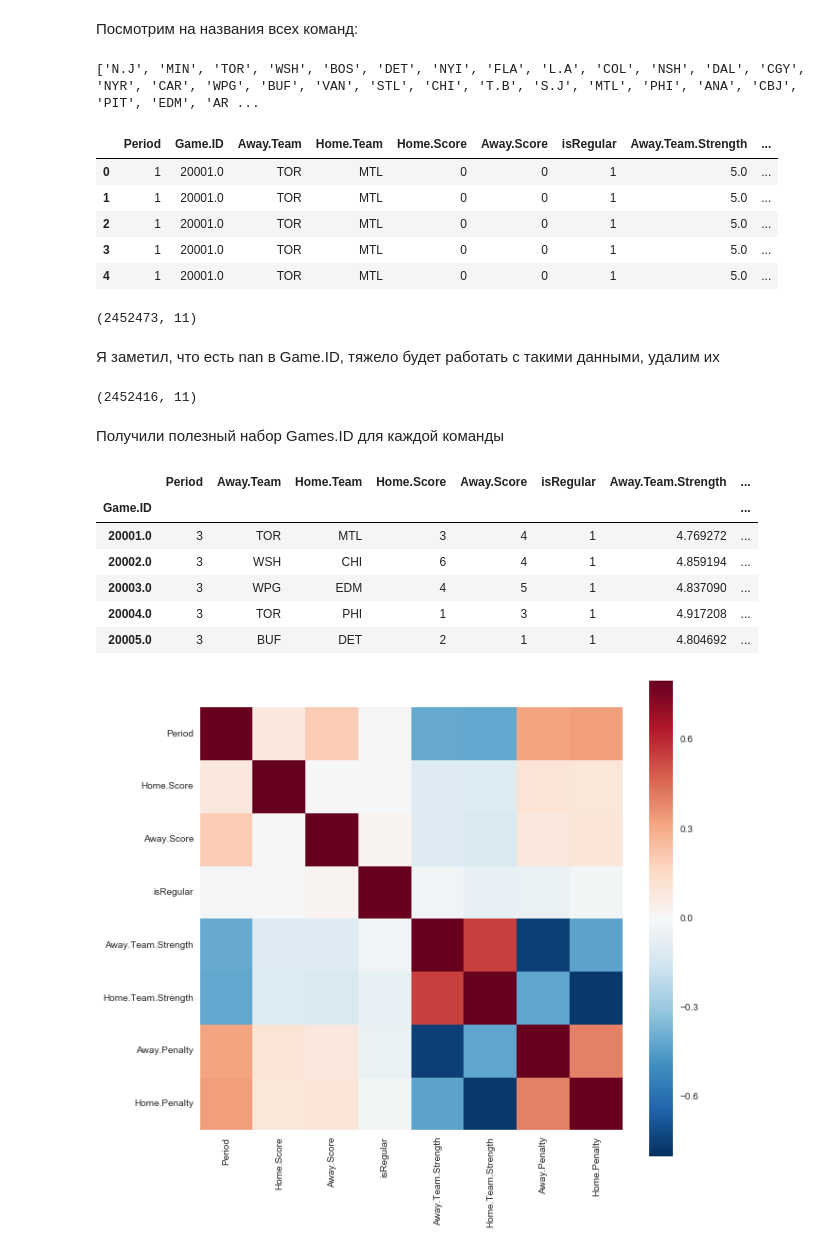
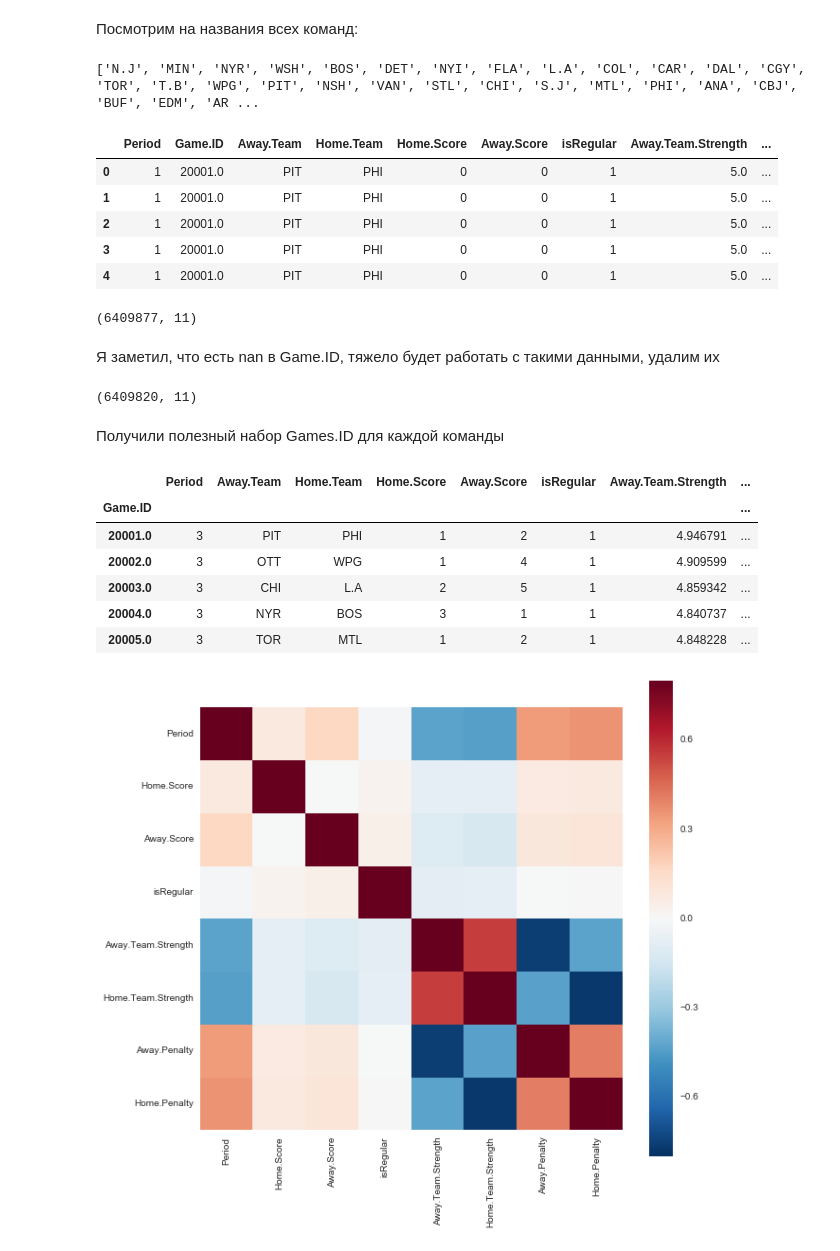
Before and after one commit to rtriangle/ICEBERG-test, a Jupyter notebook: ICEBERG-task1.ipynb, the cells around one changed output. Cells and saved outputs as stored; diff of their text form; code cells hidden in the pictures.

```diff
--- a/ICEBERG-task1.ipynb
+++ b/ICEBERG-task1.ipynb
@@ -187,29 +241,29 @@ data2013_2014_useful["Home.Penalty"] = np.array(x2_penalty)
 # %% [markdown]
 Посмотрим на названия всех команд:
 # %%
-teams = list(set(np.array(data2013_2014_useful["Away.Team"])))
+teams = list(set(np.array(data_all_years_useful["Away.Team"])))
 print teams
 # %% [output]
-['N.J', 'MIN', 'TOR', 'WSH', 'BOS', 'DET', 'NYI', 'FLA', 'L.A', 'COL', 'NSH', 'DAL', 'CGY', 'NYR', 'CAR', 'WPG', 'BUF', 'VAN', 'STL', 'CHI', 'T.B', 'S.J', 'MTL', 'PHI', 'ANA', 'CBJ', 'PIT', 'EDM', 'AR ...
+['N.J', 'MIN', 'NYR', 'WSH', 'BOS', 'DET', 'NYI', 'FLA', 'L.A', 'COL', 'CAR', 'DAL', 'CGY', 'TOR', 'T.B', 'WPG', 'PIT', 'NSH', 'VAN', 'STL', 'CHI', 'S.J', 'MTL', 'PHI', 'ANA', 'CBJ', 'BUF', 'EDM', 'AR ...
 # %%
-data2013_2014_useful.head()
+data_all_years_useful.head()
 # %% [output]
 |  | Period | Game.ID | Away.Team | Home.Team | Home.Score | Away.Score | isRegular | Away.Team.Strength | ... |
-| 0 | 1 | 20001.0 | TOR | MTL | 0 | 0 | 1 | 5.0 | ... |
-| 1 | 1 | 20001.0 | TOR | MTL | 0 | 0 | 1 | 5.0 | ... |
-| 2 | 1 | 20001.0 | TOR | MTL | 0 | 0 | 1 | 5.0 | ... |
-| 3 | 1 | 20001.0 | TOR | MTL | 0 | 0 | 1 | 5.0 | ... |
-| 4 | 1 | 20001.0 | TOR | MTL | 0 | 0 | 1 | 5.0 | ... |
+| 0 | 1 | 20001.0 | PIT | PHI | 0 | 0 | 1 | 5.0 | ... |
+| 1 | 1 | 20001.0 | PIT | PHI | 0 | 0 | 1 | 5.0 | ... |
+| 2 | 1 | 20001.0 | PIT | PHI | 0 | 0 | 1 | 5.0 | ... |
+| 3 | 1 | 20001.0 | PIT | PHI | 0 | 0 | 1 | 5.0 | ... |
+| 4 | 1 | 20001.0 | PIT | PHI | 0 | 0 | 1 | 5.0 | ... |
 # %%
-data2013_2014_useful.shape
+data_all_years_useful.shape
 # %% [output]
-(2452473, 11)
+(6409877, 11)
 # %% [markdown]
 Я заметил, что есть nan в Game.ID, тяжело будет работать с такими данными, удалим их
 # %%
-data2013_2014_useful = data2013_2014_useful[np.isfinite(data2013_2014_useful["Game.ID"])]
+data_all_years_useful = data_all_years_useful[np.isfinite(data_all_years_useful["Game.ID"])]
 # %%
-data2013_2014_useful.shape
+data_all_years_useful.shape
 # %% [output]
-(2452416, 11)
+(6409820, 11)
 # %%
@@ -234,24 +288,24 @@ game_ids = data2013_2014_useful.groupby(['Game.ID']).groups.keys()
 game_ids.sort()
 # %%
-data2013_2014_useful['Away.Team.Strength'] = data2013_2014_useful['Away.Team.Strength'].astype('float64')
-data2013_2014_useful['Home.Team.Strength'] = data2013_2014_useful['Home.Team.Strength'].astype('float64')
+data_all_years_useful['Away.Team.Strength'] = data_all_years_useful['Away.Team.Strength'].astype('float64')
+data_all_years_useful['Home.Team.Strength'] = data_all_years_useful['Home.Team.Strength'].astype('float64')
 # %%
-data2013_2014_useful_grouped_Games = data2013_2014_useful.groupby(['Game.ID']).max()
-data2013_2014_useful_grouped_Games_sum = data2013_2014_useful.groupby(['Game.ID']).sum()
-data2013_2014_useful_grouped_Games_mean = data2013_2014_useful.groupby(['Game.ID']).mean()
+data_all_years_useful_grouped_Games = data_all_years_useful.groupby(['Game.ID']).max()
+data_all_years_useful_grouped_Games_sum = data_all_years_useful.groupby(['Game.ID']).sum()
+data_all_years_useful_grouped_Games_mean = data_all_years_useful.groupby(['Game.ID']).mean()
 # %%
-data2013_2014_useful_grouped_Games["Away.Penalty"] = data2013_2014_useful_grouped_Games_sum["Away.Penalty"]
-data2013_2014_useful_grouped_Games["Home.Penalty"] = data2013_2014_useful_grouped_Games_sum["Home.Penalty"]
-data2013_2014_useful_grouped_Games["Home.Team.Strength"] = data2013_2014_useful_grouped_Games_mean["Home.Team.Strength"]
-data2013_2014_useful_grouped_Games["Away.Team.Strength"] = data2013_2014_useful_grouped_Games_mean["Away.Team.Strength"]
+data_all_years_useful_grouped_Games["Away.Penalty"] = data_all_years_useful_grouped_Games_sum["Away.Penalty"]
+data_all_years_useful_grouped_Games["Home.Penalty"] = data_all_years_useful_grouped_Games_sum["Home.Penalty"]
+data_all_years_useful_grouped_Games["Home.Team.Strength"] = data_all_years_useful_grouped_Games_mean["Home.Team.Strength"]
+data_all_years_useful_grouped_Games["Away.Team.Strength"] = data_all_years_useful_grouped_Games_mean["Away.Team.Strength"]
 # %%
-data2013_2014_useful_grouped_Games.head()
+data_all_years_useful_grouped_Games.head()
 # %% [output]
 |  | Period | Away.Team | Home.Team | Home.Score | Away.Score | isRegular | Away.Team.Strength | ... |
 | Game.ID |  |  |  |  |  |  |  | ... |
-| 20001.0 | 3 | TOR | MTL | 3 | 4 | 1 | 4.769272 | ... |
-| 20002.0 | 3 | WSH | CHI | 6 | 4 | 1 | 4.859194 | ... |
-| 20003.0 | 3 | WPG | EDM | 4 | 5 | 1 | 4.837090 | ... |
-| 20004.0 | 3 | TOR | PHI | 1 | 3 | 1 | 4.917208 | ... |
-| 20005.0 | 3 | BUF | DET | 2 | 1 | 1 | 4.804692 | ... |
+| 20001.0 | 3 | PIT | PHI | 1 | 2 | 1 | 4.946791 | ... |
+| 20002.0 | 3 | OTT | WPG | 1 | 4 | 1 | 4.909599 | ... |
+| 20003.0 | 3 | CHI | L.A | 2 | 5 | 1 | 4.859342 | ... |
+| 20004.0 | 3 | NYR | BOS | 3 | 1 | 1 | 4.840737 | ... |
+| 20005.0 | 3 | TOR | MTL | 1 | 2 | 1 | 4.848228 | ... |
 # %%
```
Also changed, not shown: parts of 58 cells of this notebook.
